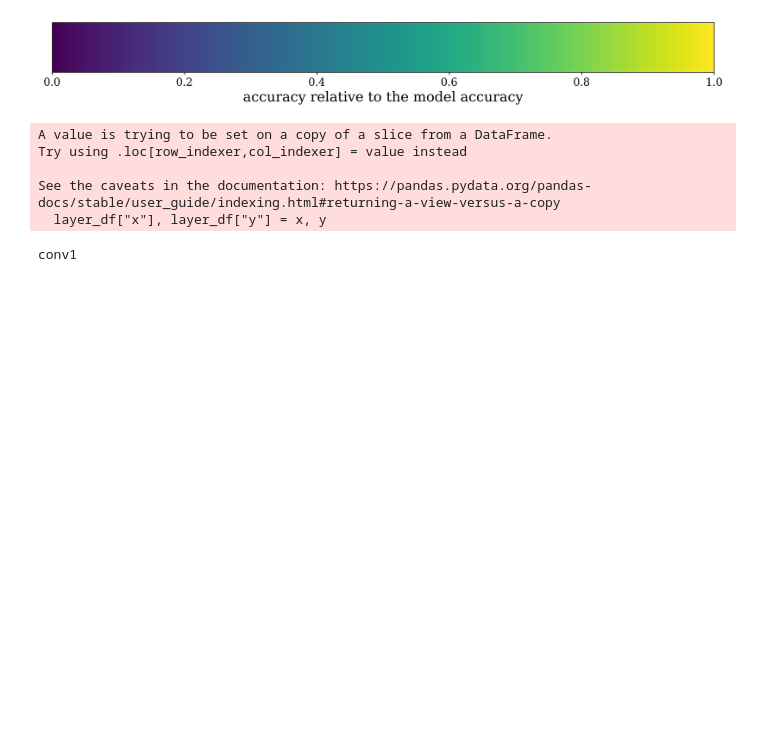
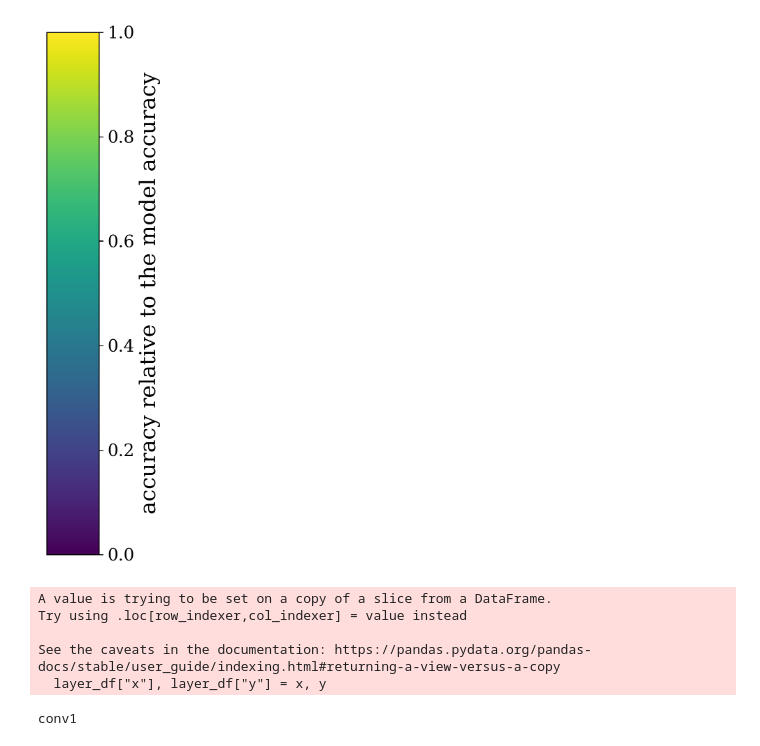
Before and after one commit to MLRichter/phd-lab, a Jupyter notebook: size_matters_plots_2.ipynb, the cells around one changed output. Cells and saved outputs as stored; diff of their text form; code cells hidden in the pictures; blank space fills up the shorter version.

```diff
--- a/size_matters_plots_2.ipynb
+++ b/size_matters_plots_2.ipynb
@@ -98,18 +98,18 @@ def get_heatmaps(file: str) -> Dict[str, np.ndarray]:
 # %%
 import pylab as pl
 import numpy as np
 
 a = np.array([[0,1]])
-pl.figure(figsize=(15, 1.5))
+pl.figure(figsize=(0.75, 10))
 img = pl.imshow(a)
 pl.gca().set_visible(False)
 cax = pl.axes([0.1, 0.2, 0.8, 0.6])
-cbar = pl.colorbar(orientation="horizontal", cax=cax)
+cbar = pl.colorbar(orientation="vertical", cax=cax)
 cbar.set_label("accuracy relative to the model accuracy")
 savepath = join(path, "colorbar.png")
 pl.savefig(savepath, bbox_inches='tight')
 # %% [output]
-[figure, old version]
+[figure, new version]
 # %%
 heatmaps = get_heatmaps(resnet18)
 
```
Also changed, not shown: 11 other files.
